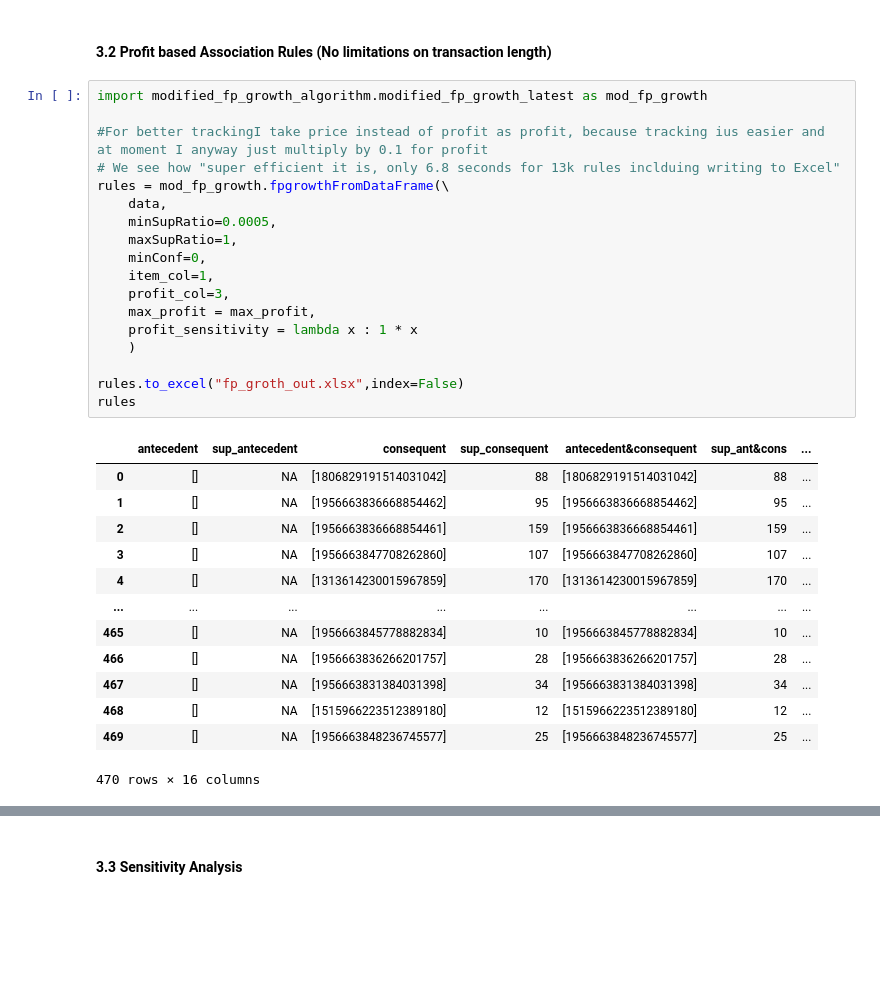
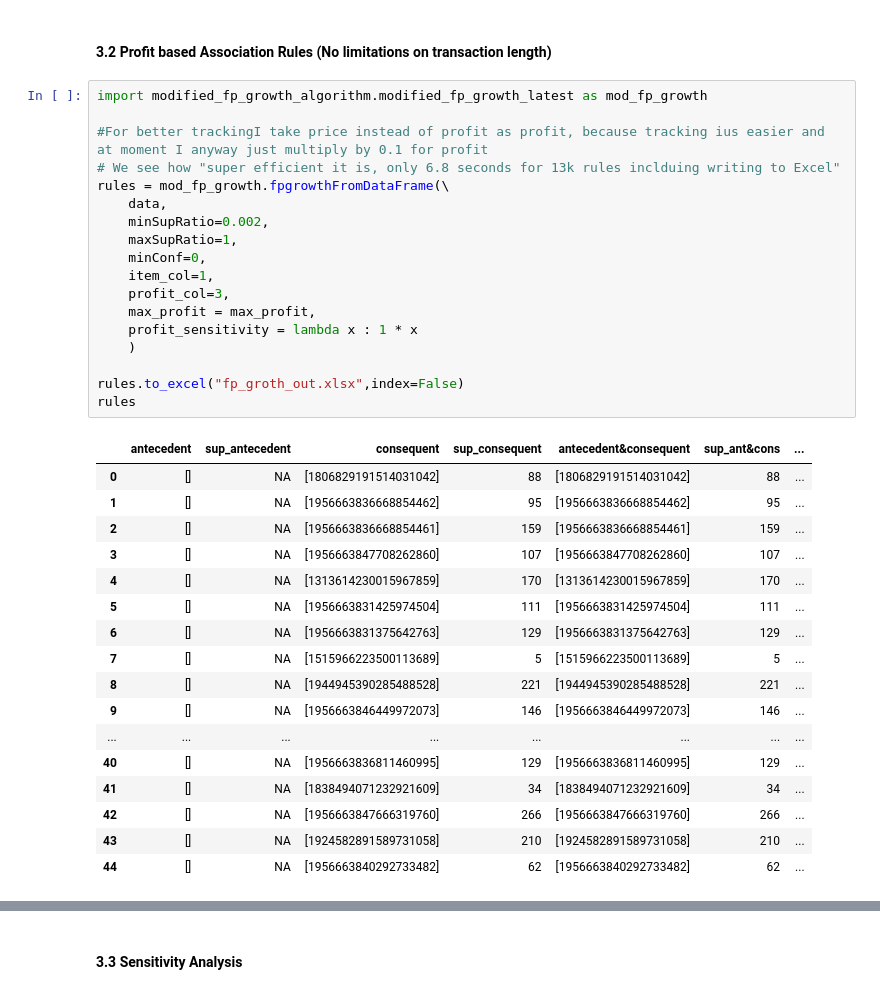
Before and after one commit to dawei7/Detecting-patterns-in-purchase-history-using-association-rule-learning-methods, a Jupyter notebook: Analaysis_Kaggle_Jewelery_Dataset.ipynb, the cells around one changed output, grey strips where cells are left out. Drawn from its saved outputs; the diff is of its cells as text; blank space fills up the shorter version.

```diff
--- a/Analaysis_Kaggle_Jewelery_Dataset.ipynb
+++ b/Analaysis_Kaggle_Jewelery_Dataset.ipynb
@@ -287,32 +333,36 @@ rules_labeled
 # %%
 import modified_fp_growth_algorithm.modified_fp_growth_latest as mod_fp_growth
 
 #For better trackingI take price instead of profit as profit, because tracking ius easier and at moment I anyway just multiply by 0.1 for profit
 # We see how "super efficient it is, only 6.8 seconds for 13k rules inclduing writing to Excel"
 rules = mod_fp_growth.fpgrowthFromDataFrame(\
     data,
-    minSupRatio=0.0005,
+    minSupRatio=0.002,
     maxSupRatio=1,
     minConf=0,
     item_col=1,
     profit_col=3,
     max_profit = max_profit,
     profit_sensitivity = lambda x : 1 * x
     )
 
 rules.to_excel("fp_groth_out.xlsx",index=False)
 rules
 # %% [output]
 |  | antecedent | sup_antecedent | consequent | sup_consequent | antecedent&consequent | sup_ant&cons | ... |
 | 0 | [] | NA | [1806829191514031042] | 88 | [1806829191514031042] | 88 | ... |
 | 1 | [] | NA | [1956663836668854462] | 95 | [1956663836668854462] | 95 | ... |
 | 2 | [] | NA | [1956663836668854461] | 159 | [1956663836668854461] | 159 | ... |
 | 3 | [] | NA | [1956663847708262860] | 107 | [1956663847708262860] | 107 | ... |
 | 4 | [] | NA | [1313614230015967859] | 170 | [1313614230015967859] | 170 | ... |
+| 5 | [] | NA | [1956663831425974504] | 111 | [1956663831425974504] | 111 | ... |
+| 6 | [] | NA | [1956663831375642763] | 129 | [1956663831375642763] | 129 | ... |
+| 7 | [] | NA | [1515966223500113689] | 5 | [1515966223500113689] | 5 | ... |
+| 8 | [] | NA | [1944945390285488528] | 221 | [1944945390285488528] | 221 | ... |
+| 9 | [] | NA | [1956663846449972073] | 146 | [1956663846449972073] | 146 | ... |
 | ... | ... | ... | ... | ... | ... | ... | ... |
-| 465 | [] | NA | [1956663845778882834] | 10 | [1956663845778882834] | 10 | ... |
-| 466 | [] | NA | [1956663836266201757] | 28 | [1956663836266201757] | 28 | ... |
-| 467 | [] | NA | [1956663831384031398] | 34 | [1956663831384031398] | 34 | ... |
-| 468 | [] | NA | [1515966223512389180] | 12 | [1515966223512389180] | 12 | ... |
-| 469 | [] | NA | [1956663848236745577] | 25 | [1956663848236745577] | 25 | ... |
+| 40 | [] | NA | [1956663836811460995] | 129 | [1956663836811460995] | 129 | ... |
+| 41 | [] | NA | [1838494071232921609] | 34 | [1838494071232921609] | 34 | ... |
+| 42 | [] | NA | [1956663847666319760] | 266 | [1956663847666319760] | 266 | ... |
+| 43 | [] | NA | [1924582891589731058] | 210 | [1924582891589731058] | 210 | ... |
+| 44 | [] | NA | [1956663840292733482] | 62 | [1956663840292733482] | 62 | ... |
-470 rows × 16 columns
```
Also changed, not shown: parts of 13 cells of this notebook, 6 other files.
